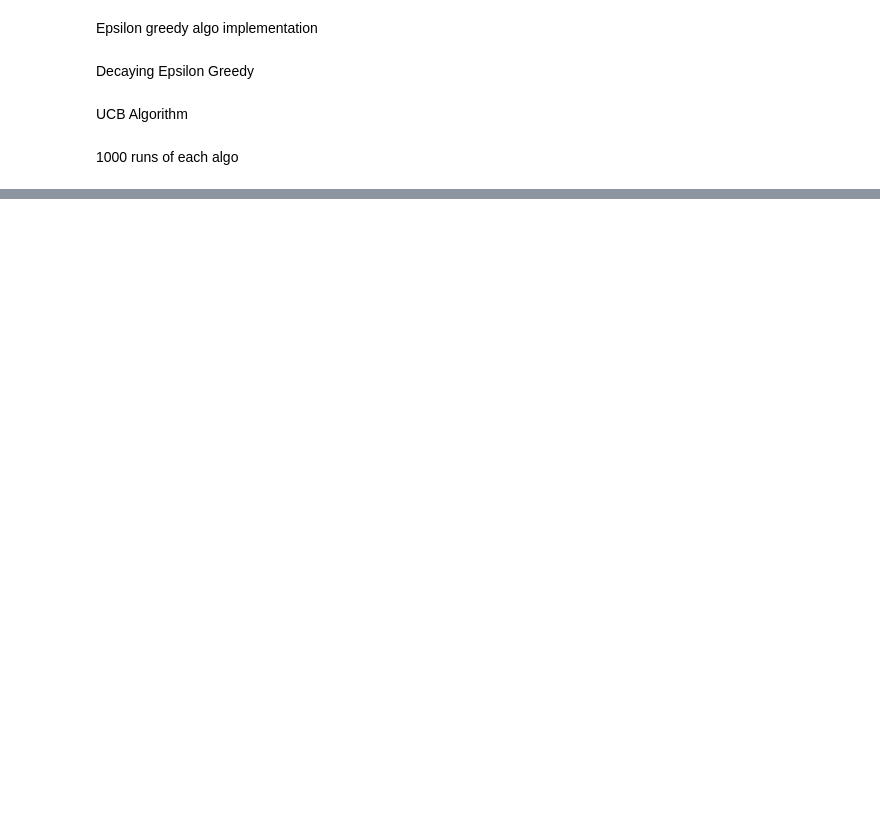
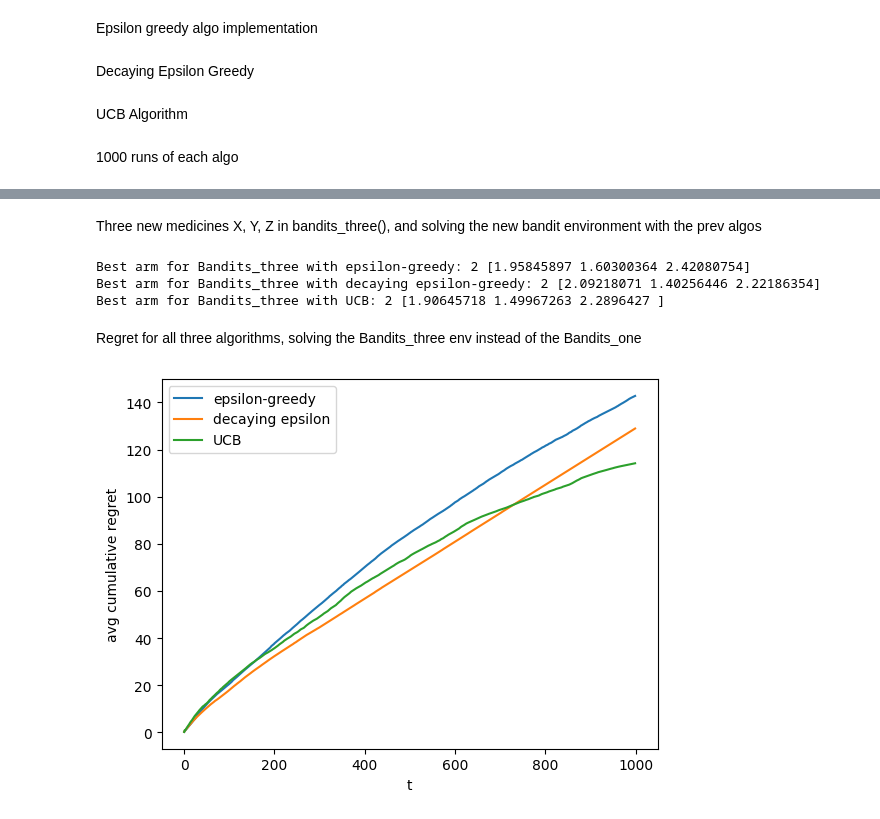
Before and after one commit to oddinho/Reinforcement-Learning-, a Jupyter notebook: notebooks/homework1/MAB_algorithms.ipynb, the cells around one changed output, grey strips where cells are left out. Saved outputs shown, nothing was run; the diff lists cells and outputs as text; code cells hidden in the pictures; blank space fills up the shorter version.

```diff
--- a/notebooks/homework1/MAB_algorithms.ipynb
+++ b/notebooks/homework1/MAB_algorithms.ipynb
@@ -124,0 +276,14 @@ NameError: name 'Bandits_one' is not defined
+# %%
+#example
+T = 1000
+epsilon = 0.9
+
+mab_env = Bandits_two()
+estimated_rewards, num_actions, actions, rewards = epsilon_greedy(mab_env, T, epsilon)
+best_arm = np.argmax(estimated_rewards)
+
+print("Best arm for Bandits_two with epsilon-greedy:", best_arm)
+#have here recomputed with epsilon greedy for a new bandit environment
+#ex under to show estimated best arm is equal to true best arm, and also using function def
+#in bandits.py instead of np.argmax
+print("Bandits_two true best arm:", mab_env.get_optimal_action())
@@ -124,0 +293,66 @@ NameError: name 'Bandits_one' is not defined
+# %% [markdown]
+Three new medicines X, Y, Z in bandits_three(), and solving the new bandit environment with the prev algos
+# %%
+T = 1000
+Repeats = 20
+
+#Params all three algos
+epsilon = 0.9
+alpha = 0.995
+c =2        # noticed, only got the correct solution with c = 2 for UCB here, C = 1 yielded diff answer.
+
+mab_env = Bandits_three()
+for r in range(Repeats):
+    estimated_rewards, num_actions, actions, rewards = epsilon_greedy(mab_env, T, epsilon)
+    best_arm_eg = np.argmax(estimated_rewards)
+    estimated_rewards_2, num_actions_2, actions_2, rewards_2 = decaying_epsilon_greedy(mab_env, T, epsilon, alpha)
+    best_arm_deg = np.argmax(estimated_rewards_2)
+    estimated_rewards_3, num_actions_3, actions_3, rewards_3 = UCB(mab_env, T, c)
+    best_arm_ucb = np.argmax(estimated_rewards_3)
+
+
+print("Best arm for Bandits_three with epsilon-greedy:", best_arm_eg, estimated_rewards)
+print("Best arm for Bandits_three with decaying epsilon-greedy:", best_arm_deg, estimated_rewards_2)
+print("Best arm for Bandits_three with UCB:", best_arm_ucb, estimated_rewards_3)
+
+#also notice that due to the variance, all algos(agents) tend to overestimate the expected reward of arm(2)
+# %% [output]
+Best arm for Bandits_three with epsilon-greedy: 2 [1.95845897 1.60300364 2.42080754]
+Best arm for Bandits_three with decaying epsilon-greedy: 2 [2.09218071 1.40256446 2.22186354]
+Best arm for Bandits_three with UCB: 2 [1.90645718 1.49967263 2.2896427 ]
+# %% [markdown]
+Regret for all three algorithms, solving the Bandits_three env instead of the Bandits_one
+# %%
+Repeats = 20
+T = 1000
+
+def cummulative_regret(mab_env, actions):
+    return np.cumsum(mab_env.get_optimal_expected_reward() - mab_env.means[actions])
+    #the regret metric for bandits is simply the sum of the reward from the optimal
+    #action minus the reward from the selected action at each time step
+
+
+regret_eps = np.zeros((Repeats, T))
+regret_decay = np.zeros((Repeats, T))
+regret_ucb = np.zeros((Repeats, T))
+
+for r in range(Repeats):
+    mab_env = Bandits_three(random_state=r)
+    estimated_rewards, num_actions, actions, rewards = epsilon_greedy(mab_env, T, epsilon=0.1)
+    regret_eps[r] = cummulative_regret(mab_env, actions)
+
+    estimated_rewards, num_actions, actions, rewards = decaying_epsilon_greedy(mab_env, T, epsilon=0.1, alpha=0.995)
+    regret_decay[r] = cummulative_regret(mab_env, actions)
+
+    estimated_rewards, num_actions, actions, rewards = UCB(mab_env, T, c=2.0)
+    regret_ucb[r] = cummulative_regret(mab_env, actions)
+
+plt.plot(regret_eps.mean(axis=0), label="epsilon-greedy")
+plt.plot(regret_decay.mean(axis=0), label="decaying epsilon")
+plt.plot(regret_ucb.mean(axis=0), label="UCB")
+plt.xlabel("t")
+plt.ylabel("avg cumulative regret")
+plt.legend()
+plt.show()
+# %% [output]
+[figure, added]
```
Also changed, not shown: parts of 20 cells of this notebook, 2 other files.
